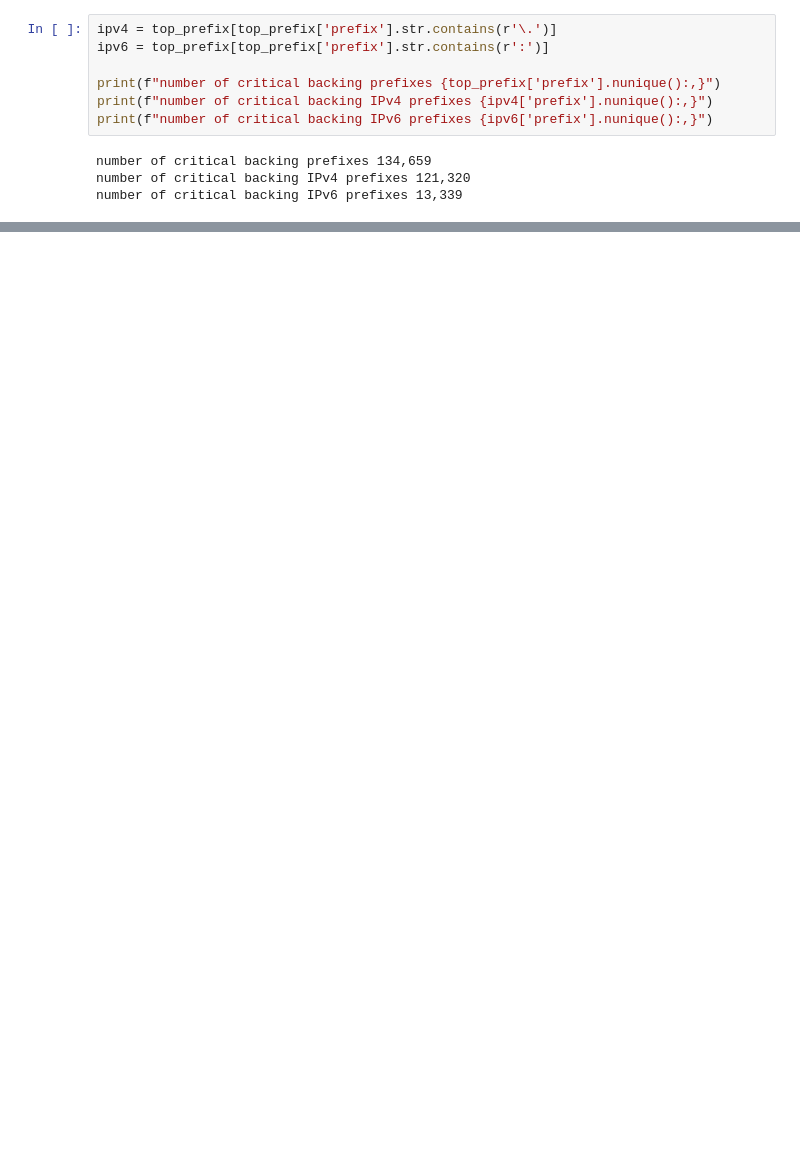
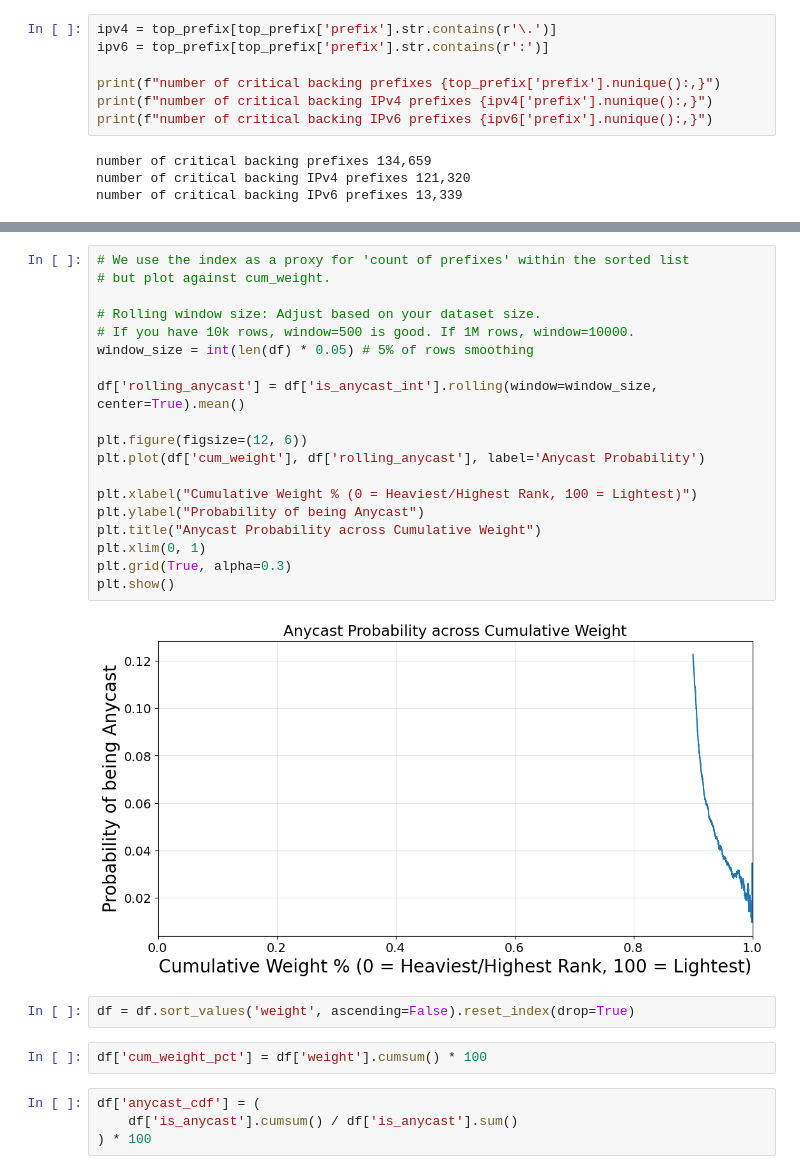
Before and after one commit to gustavoluvizotto/anycast-service-discovery, a Jupyter notebook: analysis/critical/critical.ipynb, the cells around one changed output, grey strips where cells are left out. Saved outputs shown, nothing was run; the diff lists cells and outputs as text; blank space fills up the shorter version.

```diff
--- a/analysis/critical/critical.ipynb
+++ b/analysis/critical/critical.ipynb
@@ -123,0 +340,29 @@ number of critical backing IPv6 prefixes 13,339
+# %%
+# We use the index as a proxy for 'count of prefixes' within the sorted list
+# but plot against cum_weight.
+
+# Rolling window size: Adjust based on your dataset size.
+# If you have 10k rows, window=500 is good. If 1M rows, window=10000.
+window_size = int(len(df) * 0.05) # 5% of rows smoothing
+
+df['rolling_anycast'] = df['is_anycast_int'].rolling(window=window_size, center=True).mean()
+
+plt.figure(figsize=(12, 6))
+plt.plot(df['cum_weight'], df['rolling_anycast'], label='Anycast Probability')
+
+plt.xlabel("Cumulative Weight % (0 = Heaviest/Highest Rank, 100 = Lightest)")
+plt.ylabel("Probability of being Anycast")
+plt.title("Anycast Probability across Cumulative Weight")
+plt.xlim(0, 1)
+plt.grid(True, alpha=0.3)
+plt.show()
+# %% [output]
+[figure, added]
+# %%
+df = df.sort_values('weight', ascending=False).reset_index(drop=True)
+# %%
+df['cum_weight_pct'] = df['weight'].cumsum() * 100
+# %%
+df['anycast_cdf'] = (
+    df['is_anycast'].cumsum() / df['is_anycast'].sum()
+) * 100
```
Also changed, not shown: parts of 36 cells of this notebook, 1 other file.
